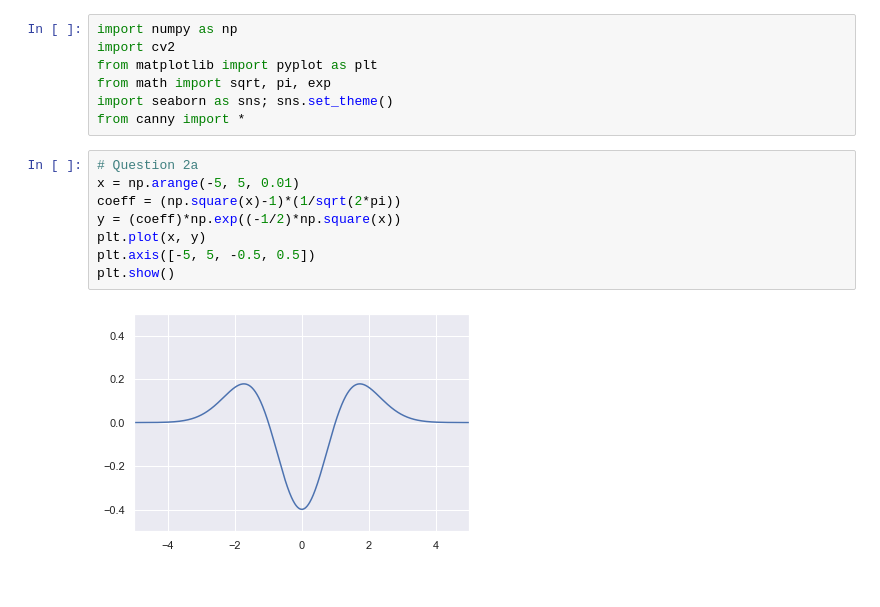
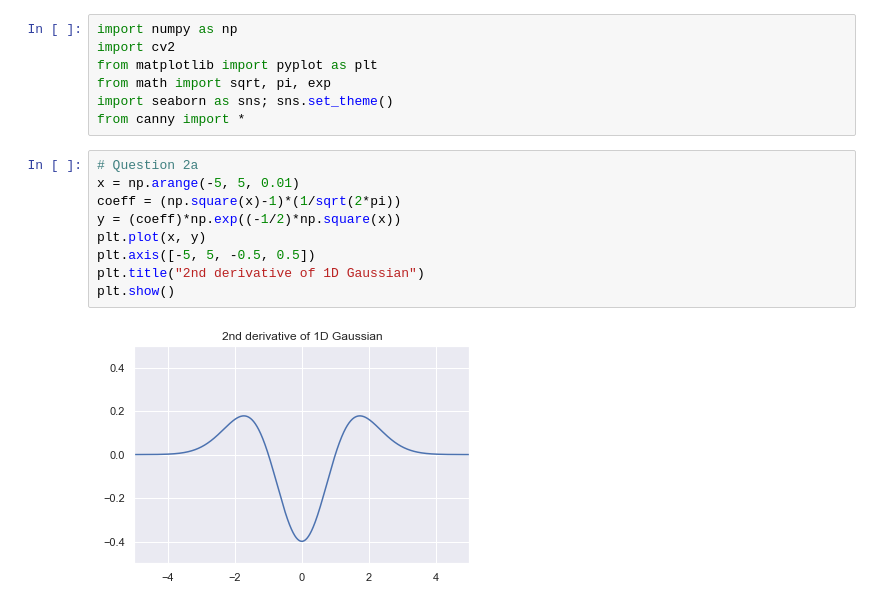
Before and after one commit to kwantlin/student-assignment-1, a Jupyter notebook: hw1.ipynb, the cells around one changed output. Saved outputs shown, nothing was run; the diff lists cells and outputs as text.

```diff
--- a/hw1.ipynb
+++ b/hw1.ipynb
@@ -8,11 +8,12 @@ from canny import *
 # %%
 # Question 2a
 x = np.arange(-5, 5, 0.01)
 coeff = (np.square(x)-1)*(1/sqrt(2*pi))
 y = (coeff)*np.exp((-1/2)*np.square(x))
 plt.plot(x, y)
 plt.axis([-5, 5, -0.5, 0.5])
+plt.title("2nd derivative of 1D Gaussian")
 plt.show()
 # %% [output]
-[figure, old version]
+[figure, new version]
 # %%
```
Also changed, not shown: parts of 24 cells of this notebook, 17 other files.
